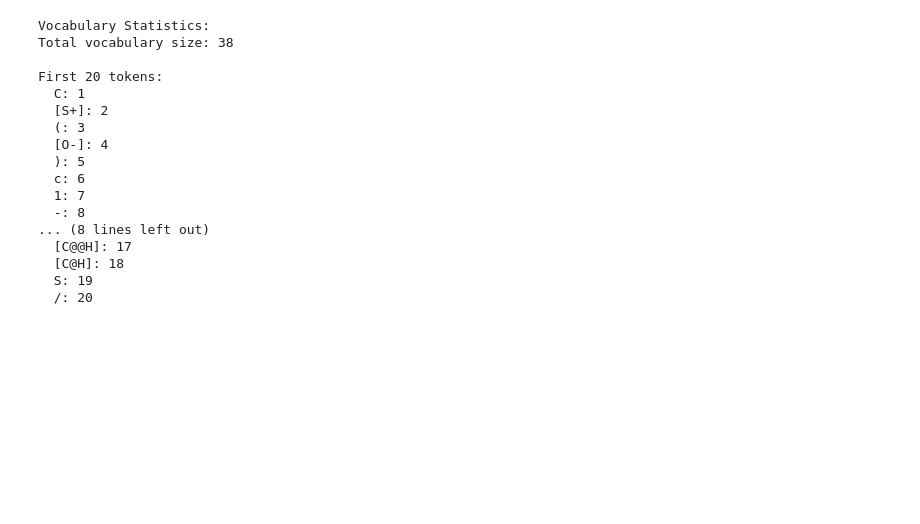
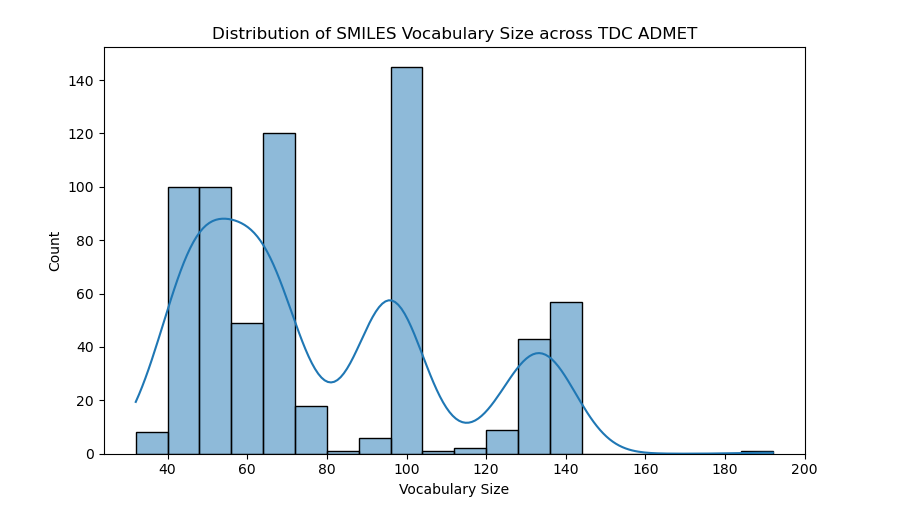
Before and after one commit to jjjabcd/MMFDL, a Jupyter notebook: notebook/0_build_vocab.ipynb, the cells around one changed output. Drawn from its saved outputs; the diff is of its cells as text; code cells hidden in the pictures; blank space fills up the shorter version.

```diff
--- a/notebook/0_build_vocab.ipynb
+++ b/notebook/0_build_vocab.ipynb
@@ -72,3 +66,10 @@ def build_vocab_from_csv(csv_path, pkl_path, json_path, input_col='SMILES'):
 
     print(f'Vocabulary size: {len(char_dict)}')
     return char_dict
+# %%
+TDC_ROOT = "./../tdc/data/tdc_admet_all"
+OUT_ROOT = "./data"
+INPUT_COL = "smiles"
+
+NUM_TOKENS = ["1", "2", "3", "4", "5", "6", "7", "8", "9"]
+UNK_TOKEN = "unk"
@@ -75 +103,27 @@ def build_vocab_from_csv(csv_path, pkl_path, json_path, input_col='SMILES'):
+# %%
+def update_special_tokens(vocab):
+    """
+    Args:
+        vocab (Dict[str, int]): Existing SMILES vocabulary.
+
+    Returns:
+        bool: Whether the vocabulary was updated.
+    """
+    updated: bool = False
+    max_idx: int = max(vocab.values()) if vocab else 0
+
+    for tok in NUM_TOKENS:
+        if tok not in vocab:
+            max_idx += 1
+            vocab[tok] = max_idx
+            updated = True
+            print(f"  Added number token '{tok}' (idx={max_idx})")
+
+    if UNK_TOKEN not in vocab:
+        max_idx += 1
+        vocab[UNK_TOKEN] = max_idx
+        updated = True
+        print(f"  Added UNK token '{UNK_TOKEN}' (idx={max_idx})")
+
+    return updated
 # %%
@@ -135,26 +215,0 @@ Vocabulary: {'C': 1, '[S+]': 2, '(': 3, '[O-]': 4, ')': 5, 'c': 6, '1': 7, '-':
-# %%
-if 'smilesVoc' in locals():
-    print('\nVocabulary Statistics:')
-    print(f'Total vocabulary size: {len(smilesVoc)}')
-    print(f'\nFirst 20 tokens:')
-    sorted_vocab = sorted(smilesVoc.items(), key=lambda x: x[1])
-    for token, idx in sorted_vocab[:20]:
-        print(f'  {token}: {idx}')
-# %% [output]
-Vocabulary Statistics:
-Total vocabulary size: 38
-
-First 20 tokens:
-  C: 1
-  [S+]: 2
-  (: 3
-  [O-]: 4
-  ): 5
-  c: 6
-  1: 7
-  -: 8
-... (8 lines left out)
-  [C@@H]: 17
-  [C@H]: 18
-  S: 19
-  /: 20
@@ -160,0 +219,10 @@ First 20 tokens:
+# %%
+plt.figure(figsize=(8, 5))
+sns.histplot(vocab_sizes, bins=20, kde=True)
+plt.xlabel("Vocabulary Size")
+plt.ylabel("Count")
+plt.title("Distribution of SMILES Vocabulary Size across TDC ADMET")
+plt.tight_layout()
+plt.show()
+# %% [output]
+[figure, added]
```
Also changed, not shown: parts of 6 cells of this notebook, 11 other files.
